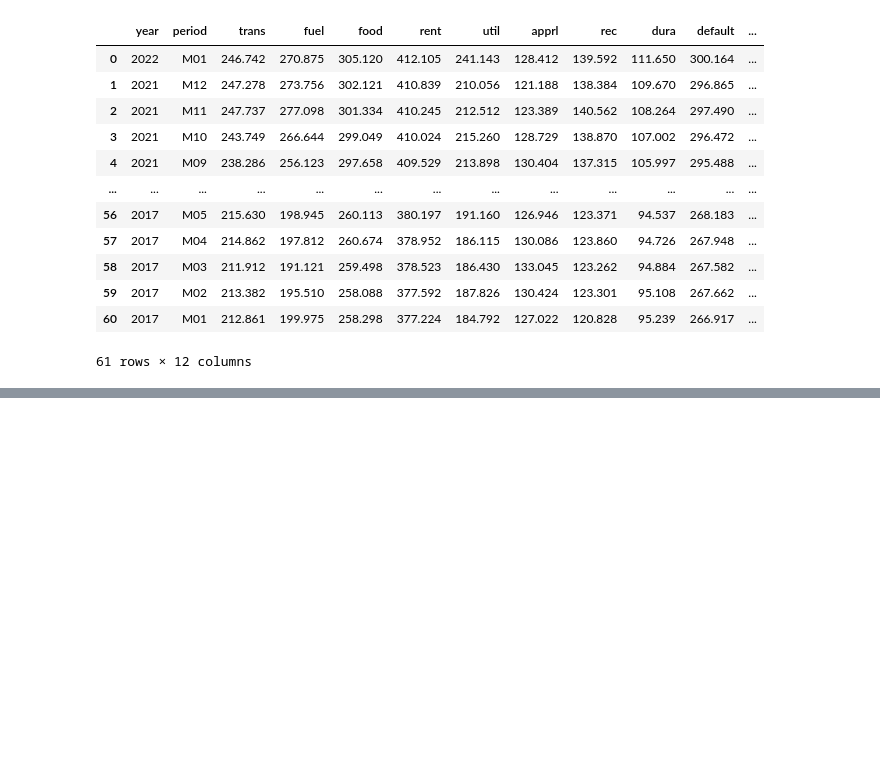
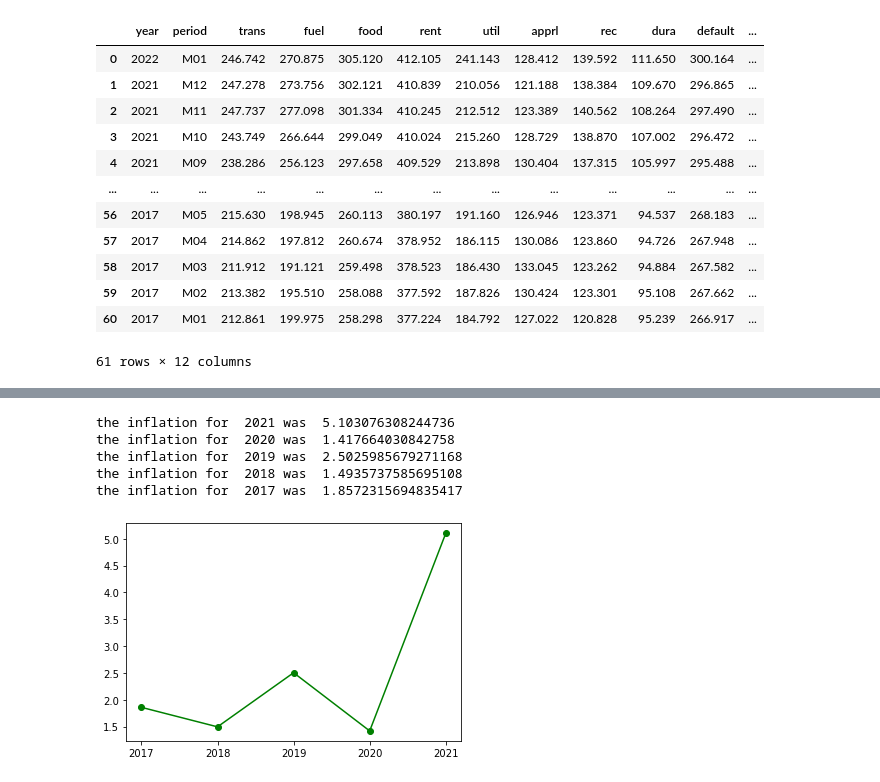
Before and after one commit to nmcdowell00/econ1923, a Jupyter notebook: cpiProjectCode.ipynb, the cells around one changed output, grey strips where cells are left out. Saved outputs shown, nothing was run; the diff lists cells and outputs as text; code cells hidden in the pictures; blank space fills up the shorter version.

```diff
--- a/cpiProjectCode.ipynb
+++ b/cpiProjectCode.ipynb
@@ -328,3 +294,0 @@ sns.heatmap(df_chic.isnull(),yticklabels=False,cbar=False,cmap='viridis')
-# %%
-for i in dataframe_list:
-    i.sort_values(by=['year','period'],inplace=True,ascending=False)
@@ -330,0 +306,2 @@ for i in dataframe_list:
+# %%
+df_newYark.sort_values(by=['year','period'],inplace=True,ascending=False)
@@ -366,0 +442,9 @@ df_newYark
+# %%
+inflation(df_newYark, 'myCPI','year')
+# %% [output]
+the inflation for  2021 was  5.103076308244736
+the inflation for  2020 was  1.417664030842758
+the inflation for  2019 was  2.5025985679271168
+the inflation for  2018 was  1.4935737585695108
+the inflation for  2017 was  1.8572315694835417
+[figure, added]
```
Also changed, not shown: parts of 42 cells of this notebook.
